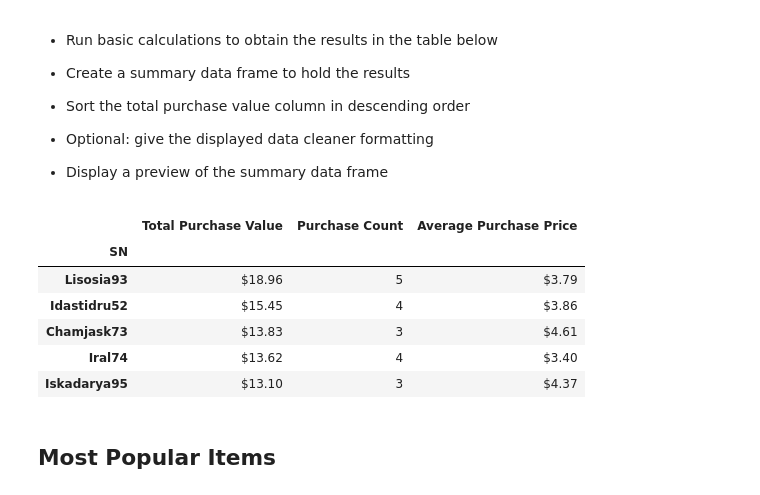
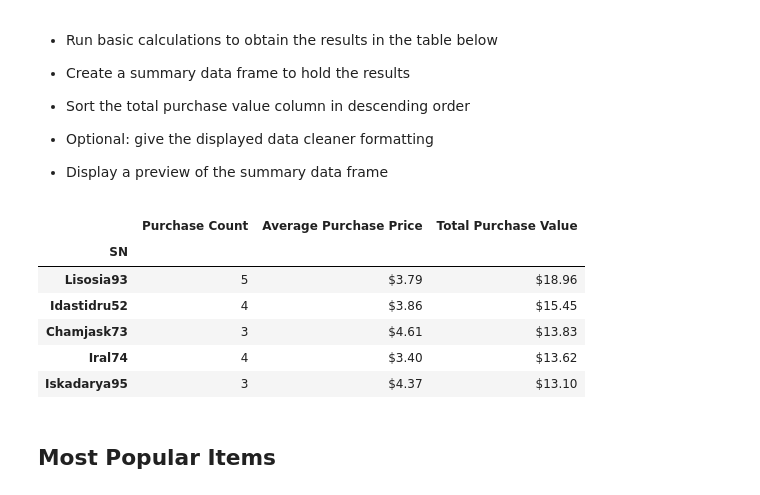
Before and after one commit to CMRobicheaux/pandas-challenge, a Jupyter notebook: HeroesOfPymoli_starter.ipynb, the cells around one changed output. Drawn from its saved outputs; the diff is of its cells as text; code cells hidden in the pictures.

```diff
--- a/HeroesOfPymoli_starter.ipynb
+++ b/HeroesOfPymoli_starter.ipynb
@@ -171,7 +174,7 @@ gender_totals_df
 
 * Display Age Demographics Table
 # %%
-age_bins = [0, 9.90, 14.90, 19.90, 24.90, 29.90, 34.90, 39.90, 99999]
+age_bins = [1, 9.90, 14.90, 19.90, 24.90, 29.90, 34.90, 39.90, 9999999]
 group_names = ["<10", "10-14", "15-19", "20-24", "25-29", "30-34", "35-39", "40+"]
 
 purchase_data["Age Ranges"] = pd.cut(purchase_data["Age"], age_bins, labels=group_names)
@@ -180,19 +183,19 @@ groupedby_ages = purchase_data.groupby('Age Ranges')
 age_counts = groupedby_ages['SN'].nunique()
 total_unique_players = age_counts.sum()
 
-age_list = [{"Unique Players": age_counts["<10"], "Percentage": (age_counts["<10"] * 100) / total_unique_players},
-            {"Unique Players": age_counts["10-14"], "Percentage": (age_counts["10-14"] * 100) / total_unique_players},
-            {"Unique Players": age_counts["15-19"], "Percentage": (age_counts["15-19"] * 100) / total_unique_players},
-            {"Unique Players": age_counts["20-24"], "Percentage": (age_counts["20-24"] * 100) / total_unique_players},
-            {"Unique Players": age_counts["25-29"], "Percentage": (age_counts["25-29"] * 100) / total_unique_players},
-            {"Unique Players": age_counts["30-34"], "Percentage": (age_counts["30-34"] * 100) / total_unique_players},
-            {"Unique Players": age_counts["35-39"], "Percentage": (age_counts["35-39"] * 100) / total_unique_players},
-            {"Unique Players": age_counts["40+"], "Percentage": (age_counts["40+"] * 100) / total_unique_players}]
+age_list = [{"Total Count": age_counts["<10"], "Percentage of Players": (age_counts["<10"] * 100) / total_unique_players},
+            {"Total Count": age_counts["10-14"], "Percentage of Players": (age_counts["10-14"] * 100) / total_unique_players},
+            {"Total Count": age_counts["15-19"], "Percentage of Players": (age_counts["15-19"] * 100) / total_unique_players},
+            {"Total Count": age_counts["20-24"], "Percentage of Players": (age_counts["20-24"] * 100) / total_unique_players},
+            {"Total Count": age_counts["25-29"], "Percentage of Players": (age_counts["25-29"] * 100) / total_unique_players},
+            {"Total Count": age_counts["30-34"], "Percentage of Players": (age_counts["30-34"] * 100) / total_unique_players},
+            {"Total Count": age_counts["35-39"], "Percentage of Players": (age_counts["35-39"] * 100) / total_unique_players},
+            {"Total Count": age_counts["40+"], "Percentage of Players": (age_counts["40+"] * 100) / total_unique_players}]
 
-summary_ages_df = pd.DataFrame(age_list)
-summary_ages_df.rename(index={0:'<10', 1:'10-14', 2:'15-19', 3:'20-24', 4:'25-29', 5:'30-34', 6:'35-39', 7:'40+'}, inplace=True)
-summary_ages_df["Percentage"] = summary_ages_df["Percentage"].map("{:.2f}%".format)
-summary_ages_df = summary_ages_df[["Unique Players", "Percentage"]]
+ages_df = pd.DataFrame(age_list)
+ages_df.rename(index={0:'<10', 1:'10-14', 2:'15-19', 3:'20-24', 4:'25-29', 5:'30-34', 6:'35-39', 7:'40+'}, inplace=True)
+ages_df["Percentage of Players"] = ages_df["Percentage of Players"].map("{:.2f}%".format)
+ages_df = ages_df[["Total Count", "Percentage of Players"]]
 
-summary_ages_df
+ages_df
 # %% [output]
@@ -251,26 +291,29 @@ summary_ages_df
 # %%
 groupedby_player = purchase_data.groupby(['SN'])
 total_spent_player = groupedby_player['Price'].sum()
 items_per_player = groupedby_player['Price'].count()
 
 player_list = pd.DataFrame(total_spent_player)
 player_list['Purchase Count'] = items_per_player
 player_list['Average Purchase Price'] = total_spent_player / items_per_player
 player_list.columns = ["Total Purchase Value", "Purchase Count", "Average Purchase Price"]
 
 player_list["Average Purchase Price"] = player_list["Average Purchase Price"].map("${:.2f}".format)
 player_list.sort_values(by='Total Purchase Value', ascending=False, inplace=True)
 player_list["Total Purchase Value"] = player_list["Total Purchase Value"].map("${:.2f}".format)
 
+player_list= player_list[['Purchase Count','Average Purchase Price', 'Total Purchase Value']]
+
+
 player_list.head(5)
 # %% [output]
-|  | Total Purchase Value | Purchase Count | Average Purchase Price |
+|  | Purchase Count | Average Purchase Price | Total Purchase Value |
 | SN |  |  |  |
-| Lisosia93 | $18.96 | 5 | $3.79 |
-| Idastidru52 | $15.45 | 4 | $3.86 |
-| Chamjask73 | $13.83 | 3 | $4.61 |
-| Iral74 | $13.62 | 4 | $3.40 |
-| Iskadarya95 | $13.10 | 3 | $4.37 |
+| Lisosia93 | 5 | $3.79 | $18.96 |
+| Idastidru52 | 4 | $3.86 | $15.45 |
+| Chamjask73 | 3 | $4.61 | $13.83 |
+| Iral74 | 4 | $3.40 | $13.62 |
+| Iskadarya95 | 3 | $4.37 | $13.10 |
 # %% [markdown]
 ## Most Popular Items
 # %% [markdown]
```
Also changed, not shown: parts of 8 cells of this notebook.
